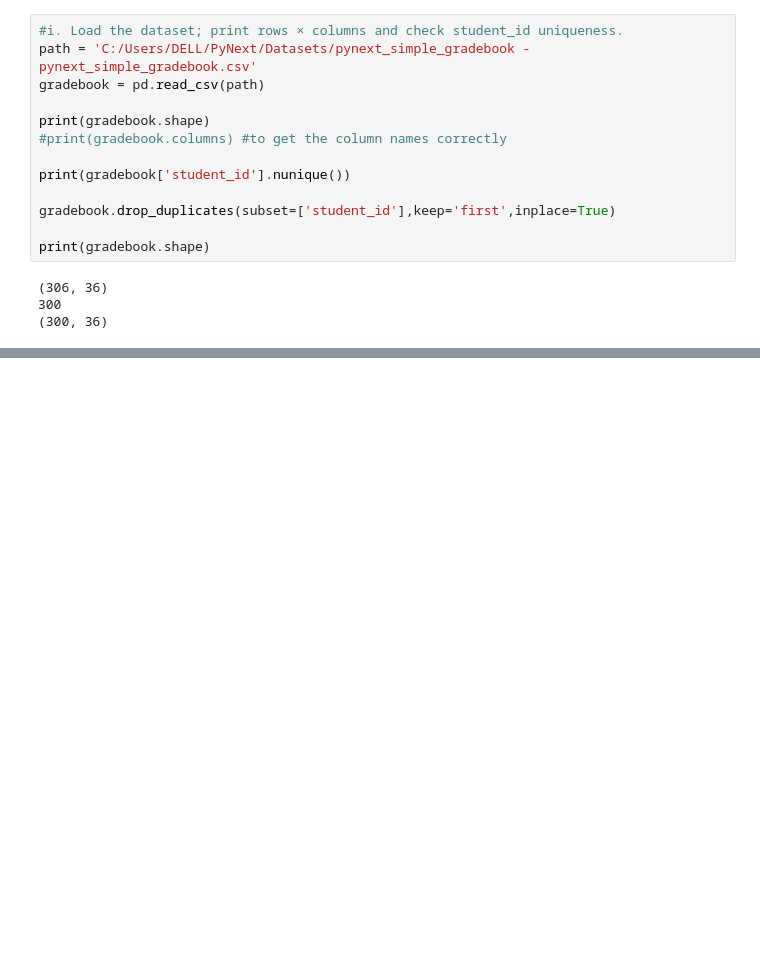
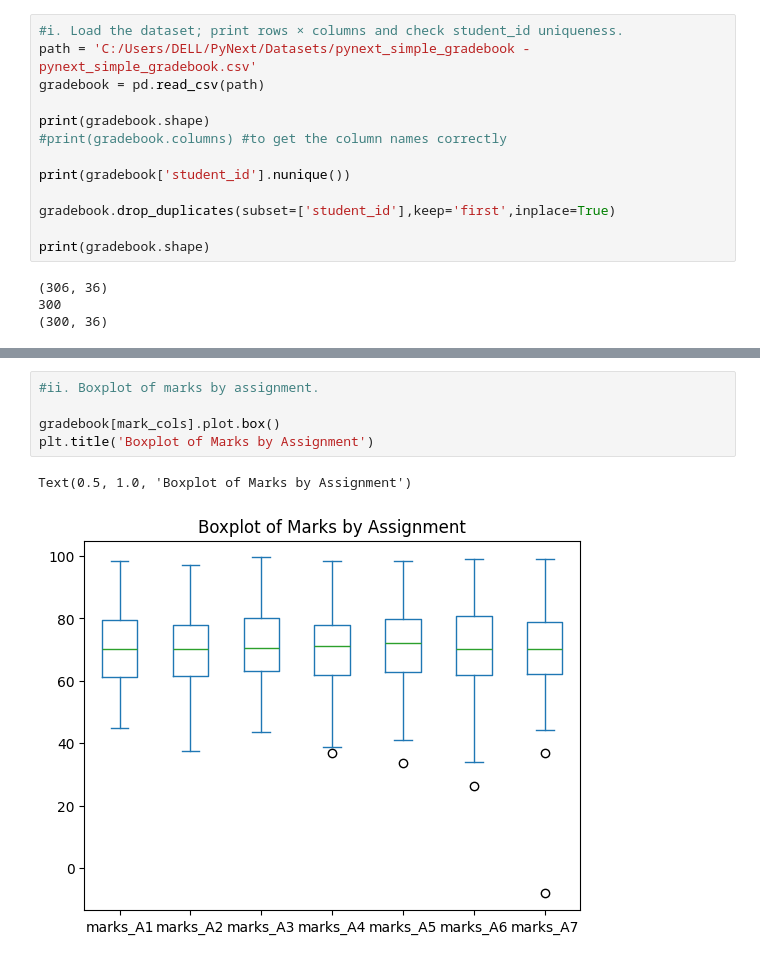
Before and after one commit to INmahi/PyNext, a Jupyter notebook: Projects/Assignments/final_project_day_7.ipynb, the cells around one changed output, grey strips where cells are left out. Saved outputs shown, nothing was run; the diff lists cells and outputs as text; blank space fills up the shorter version.

```diff
--- a/Projects/Assignments/final_project_day_7.ipynb
+++ b/Projects/Assignments/final_project_day_7.ipynb
@@ -127,0 +335,8 @@ print(get_outliers(gradebook,wkg))
+# %%
+#ii. Boxplot of marks by assignment.
+
+gradebook[mark_cols].plot.box()
+plt.title('Boxplot of Marks by Assignment')
+# %% [output]
+Text(0.5, 1.0, 'Boxplot of Marks by Assignment')
+[figure, added]
```
Also changed, not shown: parts of 20 cells of this notebook, 1 other file.
